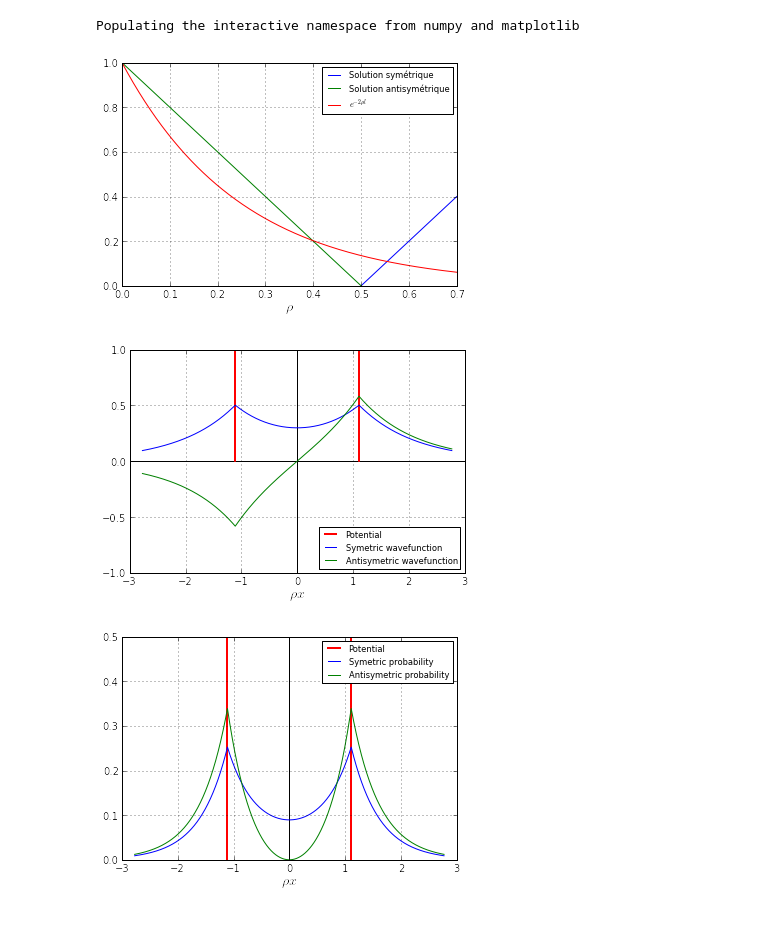
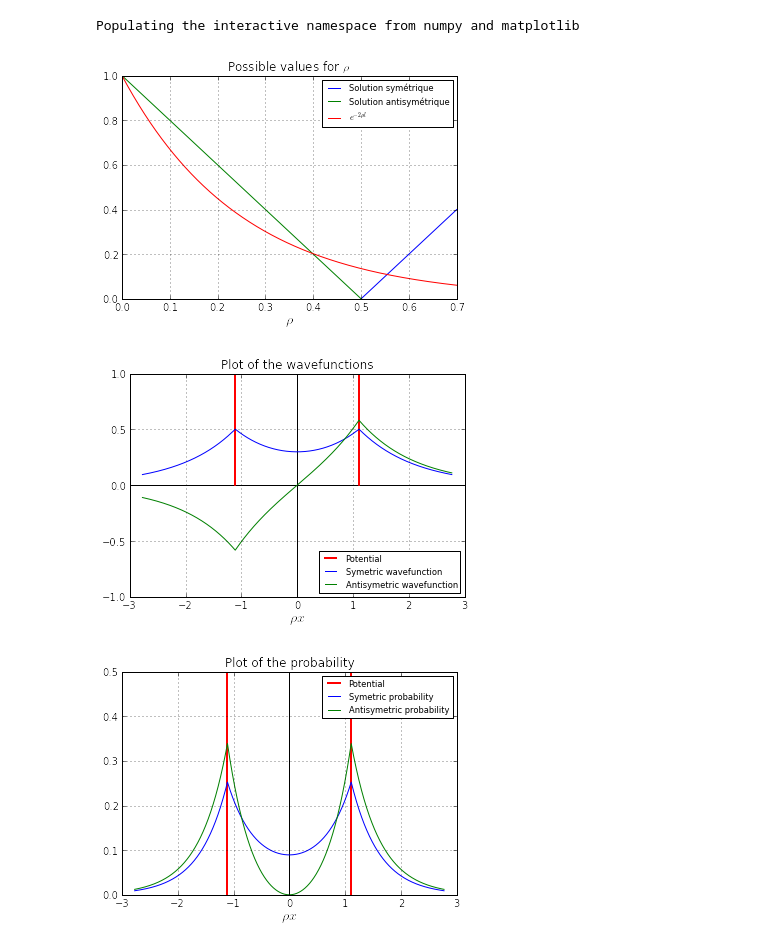
Before and after one commit to bdemoulin/MQ_L3, a Jupyter notebook: td9.ipynb, the cells around one changed output. Cells and saved outputs as stored; diff of their text form; code cells hidden in the pictures.

```diff
--- a/td9.ipynb
+++ b/td9.ipynb
@@ -15,22 +15,23 @@ fonction = np.exp(-2*rho*l)
 # %%
 %pylab inline
 
 # label=u'' is for getting the accents in the legend
 # r'' for having math-style display
 plt.plot(rho,eq_sym,label=u'Solution symétrique')
 plt.plot(rho,eq_antisym,label=u'Solution antisymétrique')
 plt.plot(rho,fonction,label=r'$e^{-2 \rho l}$')
 
 plt.xlabel(r'$\rho$',fontsize=14)
 plt.ylim([0,1.0])
 plt.legend(loc='upper right',fontsize='small')
 plt.grid()
+plt.title(r'Possible values for $\rho$')
 
 plt.savefig('solutions.png',dpi=300)
 plt.show()
 # %% [output]
 Populating the interactive namespace from numpy and matplotlib
-[figure, old version]
+[figure, new version]
 # %%
 # Plot of the wavefunctions
 from scipy.optimize import brenth
@@ -105,11 +106,12 @@ ax.plot(x,symetric,color=color_s,label='Symetric wavefunction')
 ax.plot(x,antisymetric,color=color_a,label='Antisymetric wavefunction')
 ax.set_ylim([-1,1])
 ax.grid()
+ax.set_title('Plot of the wavefunctions')
 ax.legend(loc='lower right',fontsize='small')
 
 plt.savefig('wavefunction.png',dpi=300)
 # %% [output]
-[figure, old version]
+[figure, new version]
 # %%
 # Probability
 symetric_probability = symetric**2
@@ -133,7 +135,8 @@ ax.plot(x,antisymetric_probability,color=color_a,label='Antisymetric probability
 ax.set_ylim([0,0.5])
 ax.grid()
 ax.legend(loc='upper right',fontsize='small')
+ax.set_title('Plot of the probability')
 
 plt.savefig('proba.png',dpi=300)
 # %% [output]
-[figure, old version]
+[figure, new version]
```
